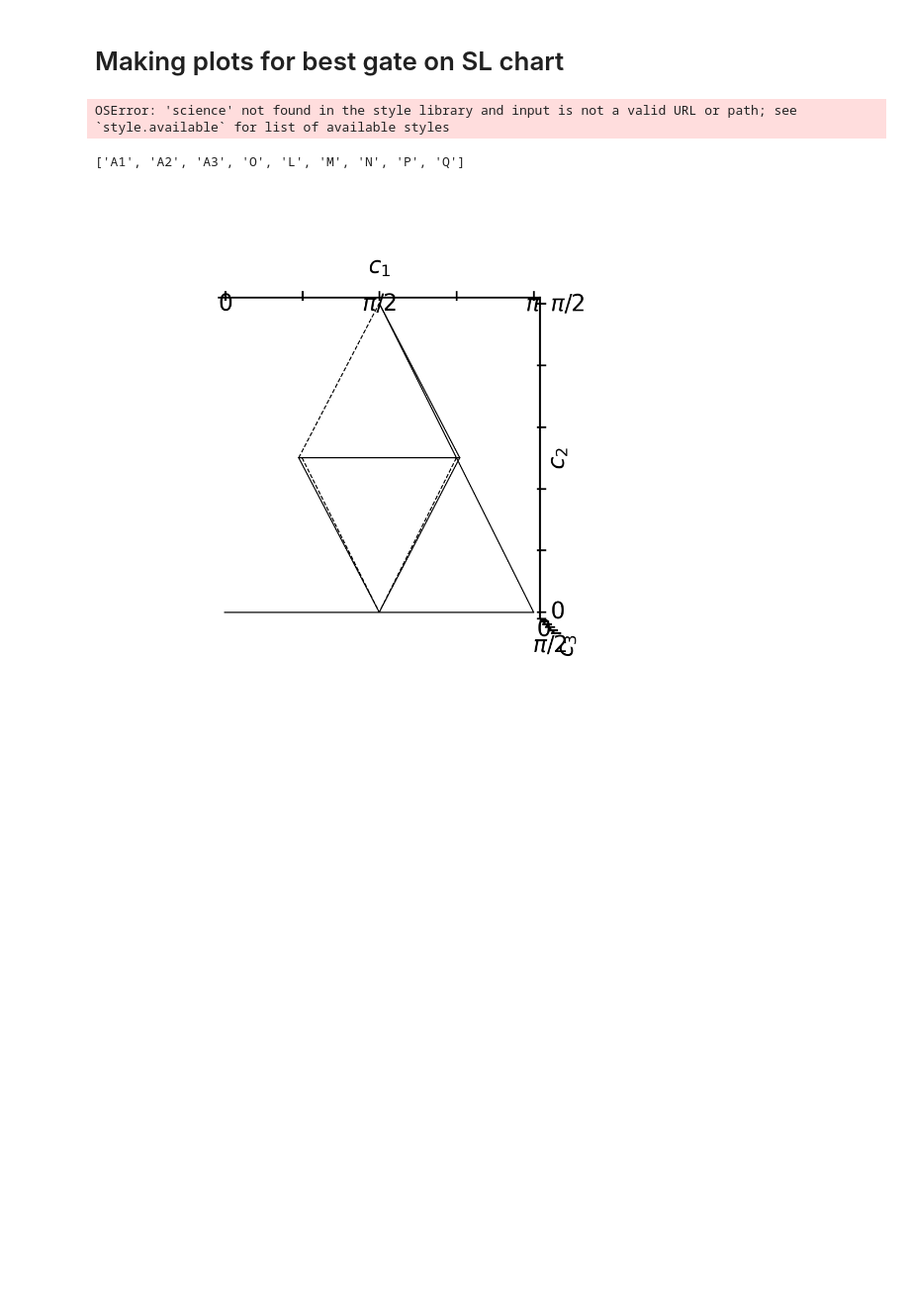
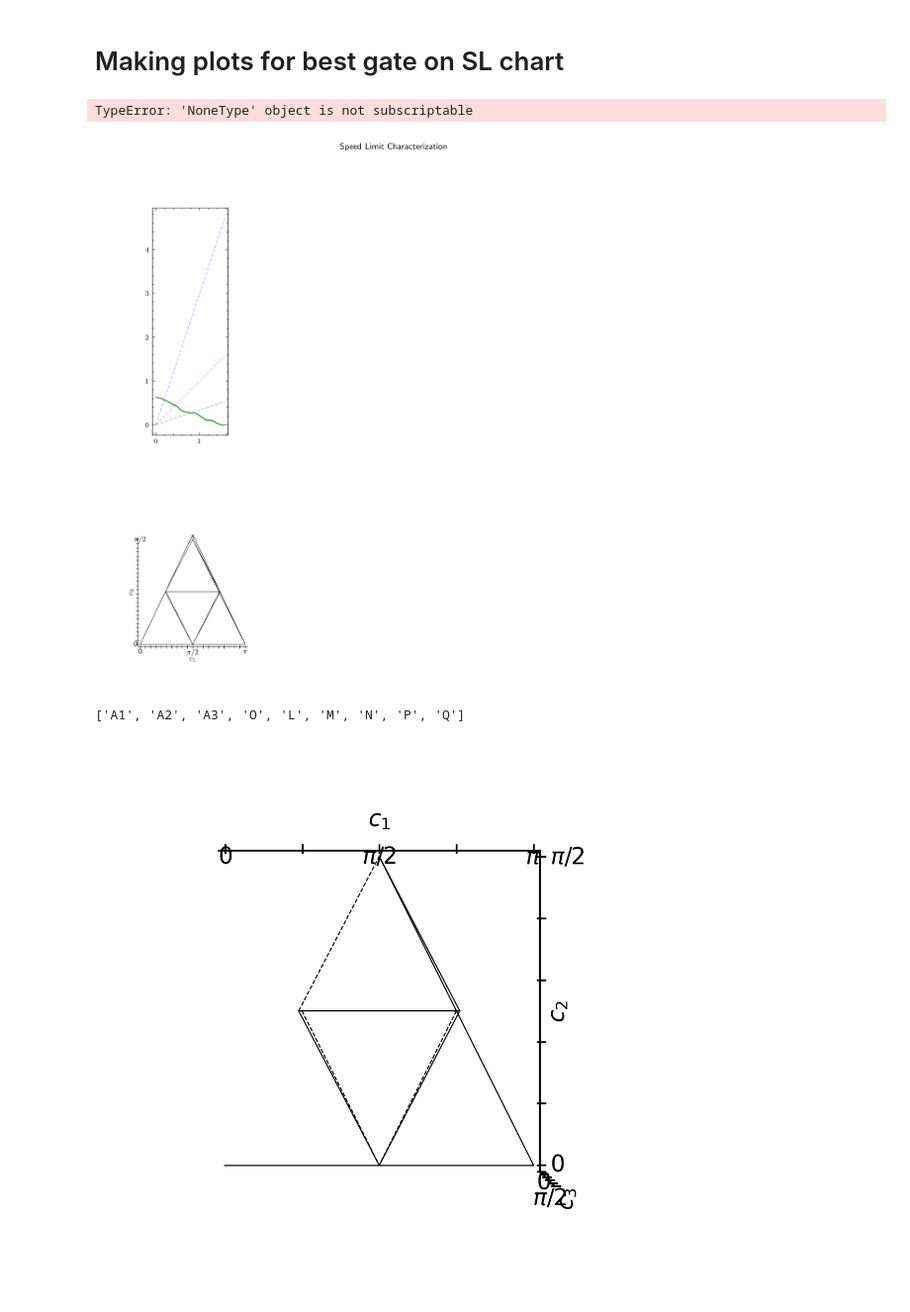
Before and after one commit to Pitt-JonesLab/slam_decomposition, a Jupyter notebook: slam/scripts/snail_death.ipynb, the cells around one changed output. Shown at 99% size. Drawn from its saved outputs; the diff is of its cells as text; code cells hidden in the pictures; blank space fills up the shorter version.

```diff
--- a/slam/scripts/snail_death.ipynb
+++ b/slam/scripts/snail_death.ipynb
@@ -319,7 +348,8 @@ with plt.style.context(['science','ieee']):
         ax.plot(xs, ratio, 'b--', alpha=0.25)
         ##############
 
-        method_list = ['linear', 'squared', 'hardware'] #'mid'
+        # method_list = ['linear', 'squared', 'hardware'] #'mid'
+        method_list = ['hardware']
         #color for each method
         colors = ['g', 'r', 'b', 'k']
         for method_i, method in tqdm(enumerate(method_list)):
@@ -355,14 +385,14 @@ with plt.style.context(['science','ieee']):
                 # add a legend entry for each metric
 
 
-                # group_name = get_group_name(method, duration_1q)
-                # cost_scaling(speed_method=method, duration_1q=duration_1q)
-                # gate = pick_winner(group_name, metric=metric, plot=False, tqdm_bool=False)[0]
-                # gate_c ,gate_g = gate.params[2], gate.params[3]
-                # XXX rewrite using atomic cost function
-                raise NotImplementedError("This code is not updated to use the new atomic cost function")
-                for candidate_gate in unitary_list:
-                    scaled_gate, _ = atomic_cost_scaling(candidate_gate.params, scores=
+                group_name = get_group_name(method, duration_1q)
+                cost_scaling(speed_method=method, duration_1q=duration_1q)
+                gate = pick_winner(group_name, metric=metric, plot=False, tqdm_bool=False)[0]
+                gate_c ,gate_g = gate.params[2], gate.params[3]
+                # # XXX rewrite using atomic cost function
+                # # raise NotImplementedError("This code is not updated to use the new atomic cost function")
+                # for candidate_gate in unitary_list:
+                #     scaled_gate, _ = atomic_cost_scaling(candidate_gate.params, scores=
 
 
                 # plot intersections
@@ -389,34 +419,35 @@ with plt.style.context(['science','ieee']):
         ax.set_ylabel(r"Gain ($\theta_g$)")
         ax.set_xlabel(r'Conversion ($\theta_c$)')
         ax.set_xlim(0,max(xs))
         ax.set_ylim(0,max(slf_linear(xs)))
         ax.set_title(f"D[1Q] = {duration_1q}")
         # make axis in units of pi
         ax.set_xticks(np.linspace(0, np.pi/2, 5))
         ax.set_yticks(np.linspace(0, np.pi/2, 5))
         ax.set_xticklabels([r'$0$', r'$\pi/8$', r'$\pi/4$', r'$3\pi/8$', r'$\pi/2$'])
         ax.set_yticklabels([r'$0$', r'$\pi/8$', r'$\pi/4$', r'$3\pi/8$', r'$\pi/2$'])
         #ax.show()
 
         # only show legend once for all subplots
         if duration_1q == durations_1q[-1]:
             # # set legend to be outside of plot
             # handles, labels = ax.get_legend_handles_labels()
             # set marker color to black
             # handles = [h[0] for h in handles]
             # for i in handles:
             #     i.set_markerfacecolor('k')
             # by_label = dict(zip(labels, handles))
             # ax.legend(by_label.values(), by_label.keys(), loc='upper center', bbox_to_anchor=(0.5, -0.1), ncol=4, fancybox=True, shadow=True)
             # ax.legend(bbox_to_anchor=(.5, .5), loc='upper left', ncols = 9, borderaxespad=0.)
             # create legend off to the right
             ax.legend(loc='center left', bbox_to_anchor=(1, 0.5))
 
     # force x and y axis to be the same scale
     #fig.tight_layout()
     plt.show()
 # %% [output]
-OSError: 'science' not found in the style library and input is not a valid URL or path; see `style.available` for list of available styles
+TypeError: 'NoneType' object is not subscriptable
+[figure, added]
 # %%
 from itertools import combinations
 coordinate_list = list(w.weyl_points.keys())
```
Also changed, not shown: parts of 3 cells of this notebook, 4 other files.
